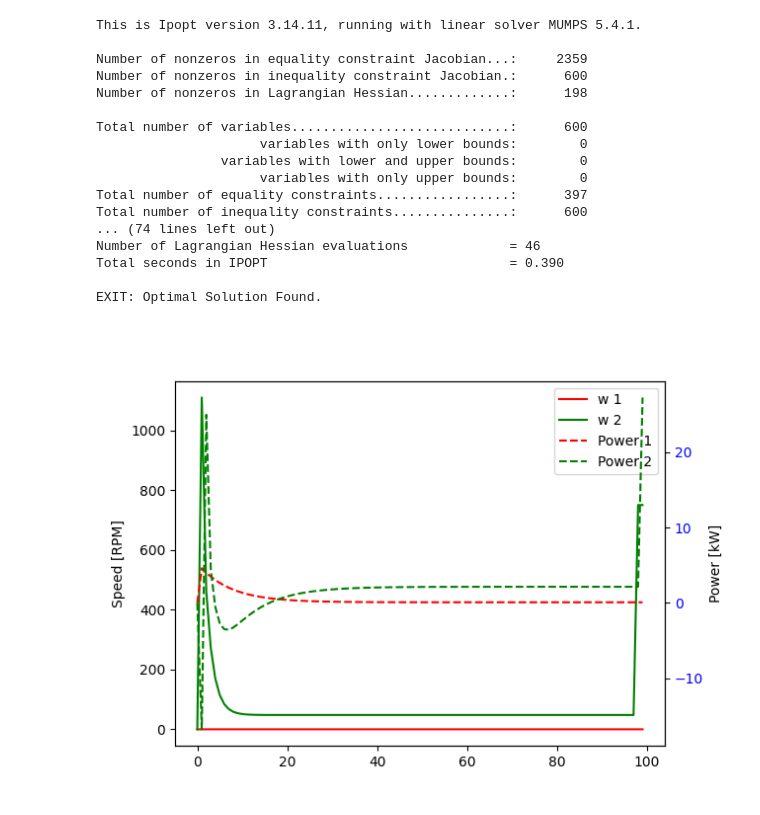
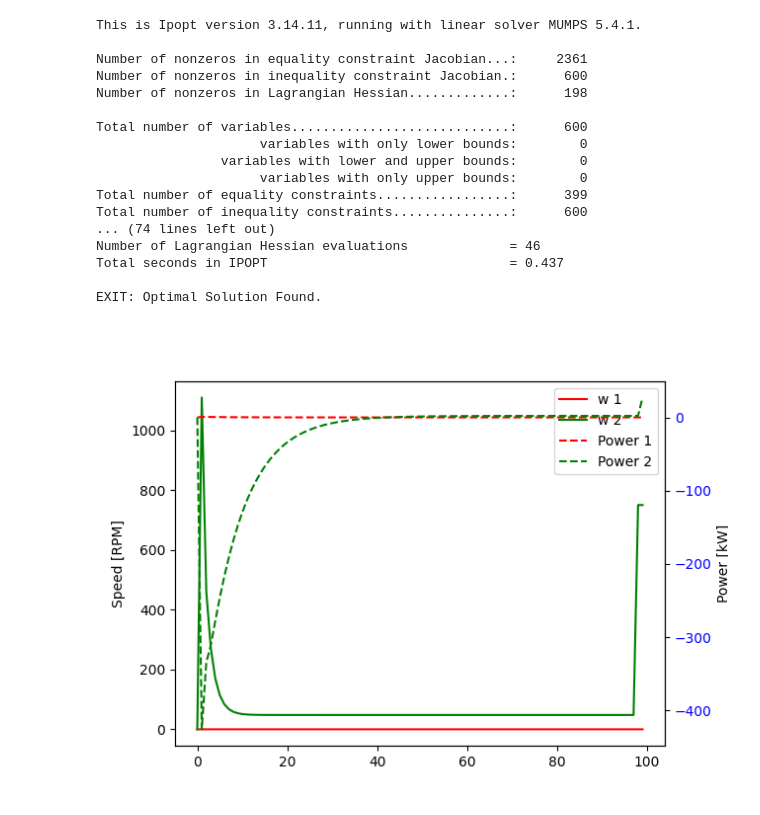
Before and after one commit to MPILC-Course/edge_mpc, a Jupyter notebook: opti_pumpstation.ipynb, the cells around one changed output. Drawn from its saved outputs; the diff is of its cells as text; code cells hidden in the pictures.

```diff
--- a/opti_pumpstation.ipynb
+++ b/opti_pumpstation.ipynb
@@ -74,6 +74,7 @@ for t in range(N):
 
 # Initial conditions
 opti.subject_to(Qout[0:1] == Qout_meas)  # Initial value of y, read from sensor
+opti.subject_to(P[:,0:1] == 0)
 opti.subject_to(w[:,0] == [0,0])
 opti.subject_to(h[0] == 100)
 #opti.subject_to(u[0] == measured_speed)  # Initial value of u, read from sensor
@@ -105,36 +106,36 @@ ax12.plot(sol.value(P)[0,:],"r--",label='Power 1')
 ax12.plot(sol.value(P)[1,:],"g--",label='Power 2')
 ax12.set_ylabel('Power [kW]')
 ax12.tick_params(axis ='y', labelcolor = 'blue')
 h1, l1 = ax1.get_legend_handles_labels()
 h12, l12 = ax12.get_legend_handles_labels()
 ax1.legend(h1+h12, l1+l12, loc=1)
 plt.show()
 
 plt.figure()
 plt.plot(sol.value(h),label='h')
 plt.figure()
 plt.plot(sol.value(Qin),label='Qin')
 plt.plot(sol.value(Qout),label='Qout')
 plt.legend()
 plt.show()
 # %% [output]
 This is Ipopt version 3.14.11, running with linear solver MUMPS 5.4.1.
 
-Number of nonzeros in equality constraint Jacobian...:     2359
+Number of nonzeros in equality constraint Jacobian...:     2361
 Number of nonzeros in inequality constraint Jacobian.:      600
 Number of nonzeros in Lagrangian Hessian.............:      198
 
 Total number of variables............................:      600
                      variables with only lower bounds:        0
                 variables with lower and upper bounds:        0
                      variables with only upper bounds:        0
-Total number of equality constraints.................:      397
+Total number of equality constraints.................:      399
 Total number of inequality constraints...............:      600
 ... (74 lines left out)
 Number of Lagrangian Hessian evaluations             = 46
-Total seconds in IPOPT                               = 0.390
+Total seconds in IPOPT                               = 0.437
 
 EXIT: Optimal Solution Found.
-[figure, old version]
+[figure, new version]
 [figure]
 [figure]
```
Also changed, not shown: 1 other file.
